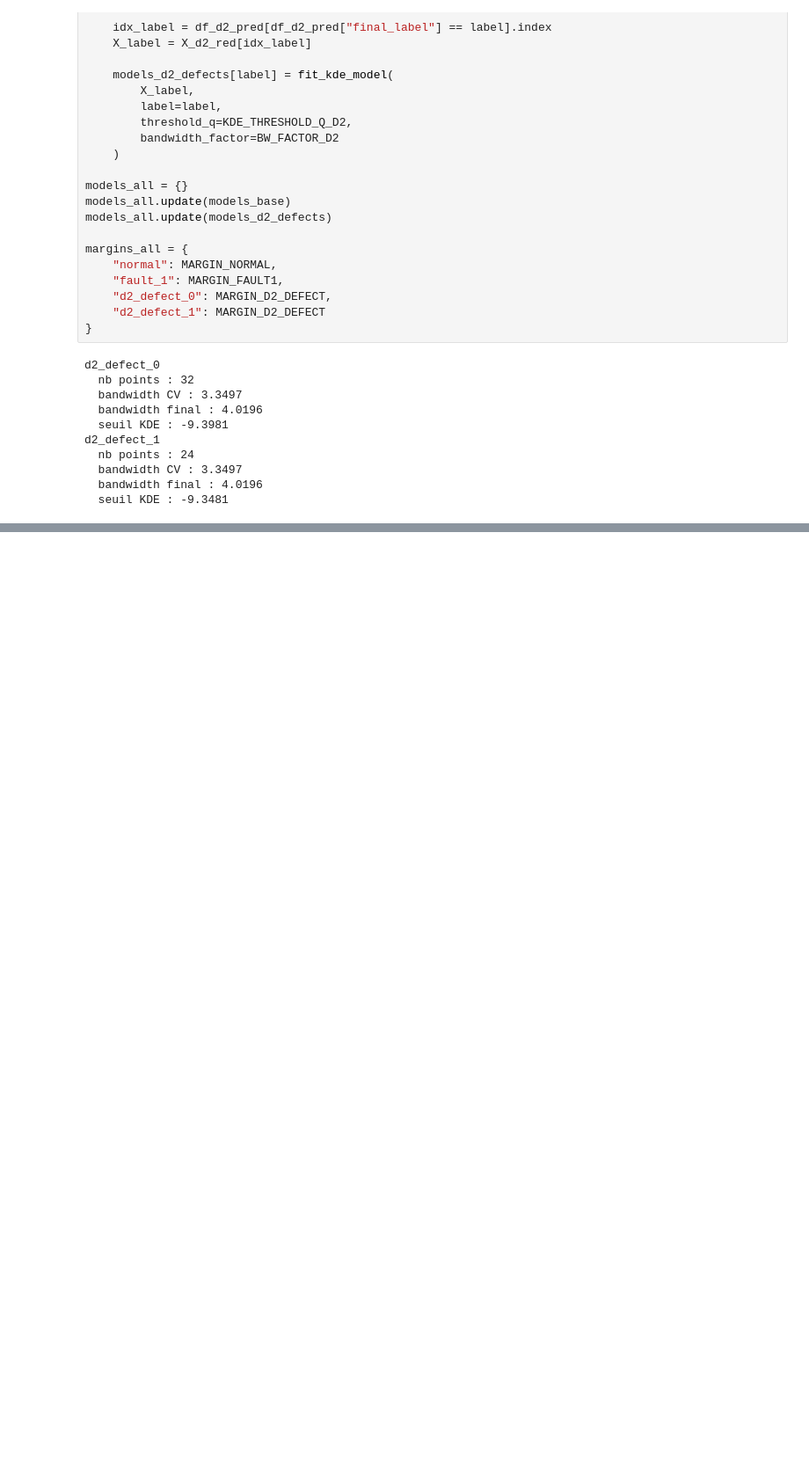
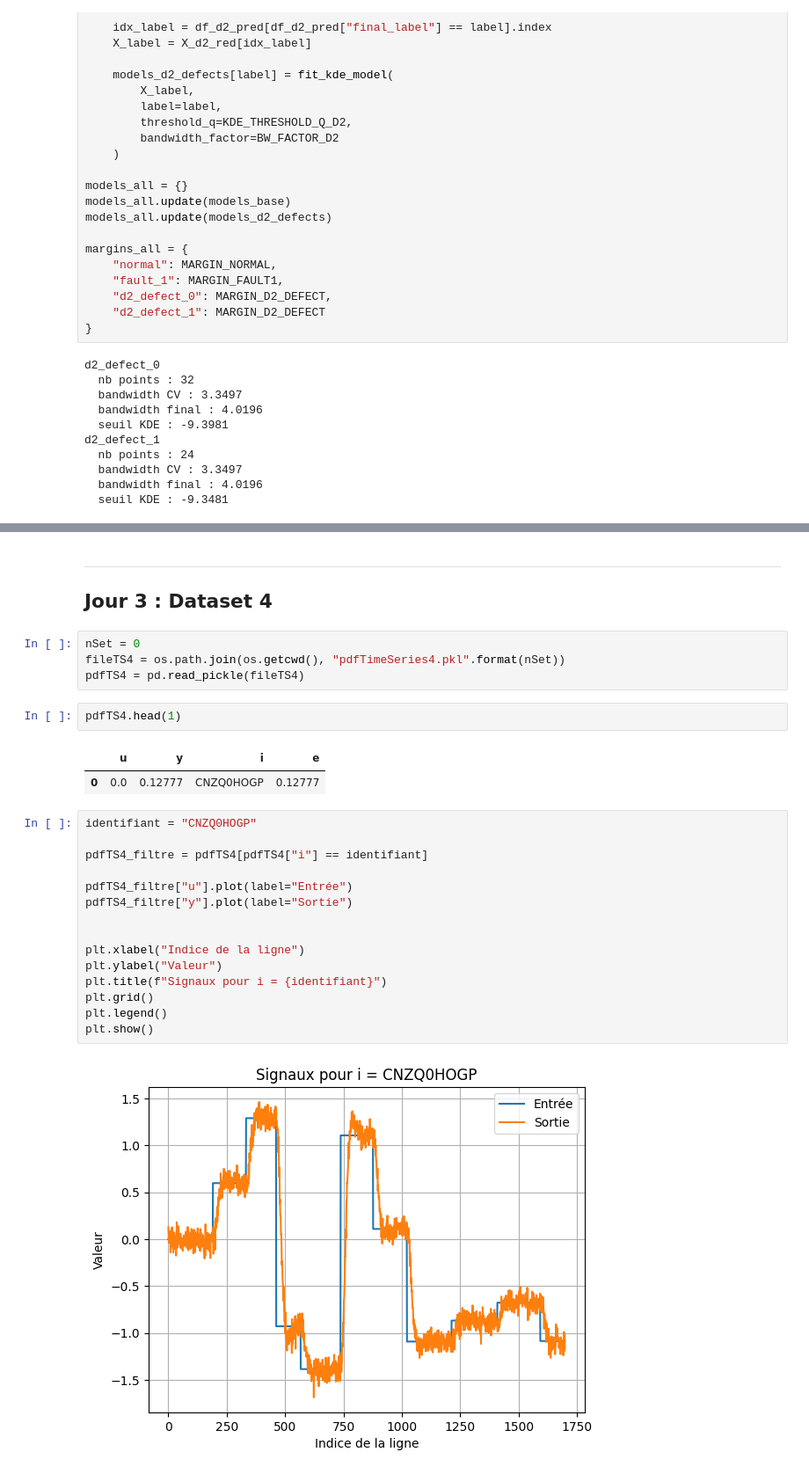
Before and after one commit to louay-git/EI_Stellantis, a Jupyter notebook: dataset0/test.ipynb, the cells around one changed output, grey strips where cells are left out. Shown at 88% size. Saved outputs shown, nothing was run; the diff lists cells and outputs as text; blank space fills up the shorter version.

Commit message:
Testing on Dataset4

```diff
--- a/dataset0/test.ipynb
+++ b/dataset0/test.ipynb
@@ -1428,0 +1457,30 @@ df_d2_candidates_d3
+# %% [markdown]
+---
+Jour 3 : Dataset 4
+---
+# %%
+nSet = 0
+fileTS4 = os.path.join(os.getcwd(), "pdfTimeSeries4.pkl".format(nSet))
+pdfTS4 = pd.read_pickle(fileTS4)
+# %%
+pdfTS4.head(1)
+# %% [output]
+|  | u | y | i | e |
+| 0 | 0.0 | 0.12777 | CNZQ0HOGP | 0.12777 |
+# %%
+identifiant = "CNZQ0HOGP"
+
+pdfTS4_filtre = pdfTS4[pdfTS4["i"] == identifiant]
+
+pdfTS4_filtre["u"].plot(label="Entrée")
+pdfTS4_filtre["y"].plot(label="Sortie")
+
+
+plt.xlabel("Indice de la ligne")
+plt.ylabel("Valeur")
+plt.title(f"Signaux pour i = {identifiant}")
+plt.grid()
+plt.legend()
+plt.show()
+# %% [output]
+[figure, added]
```
Also changed, not shown: parts of 29 cells of this notebook.
